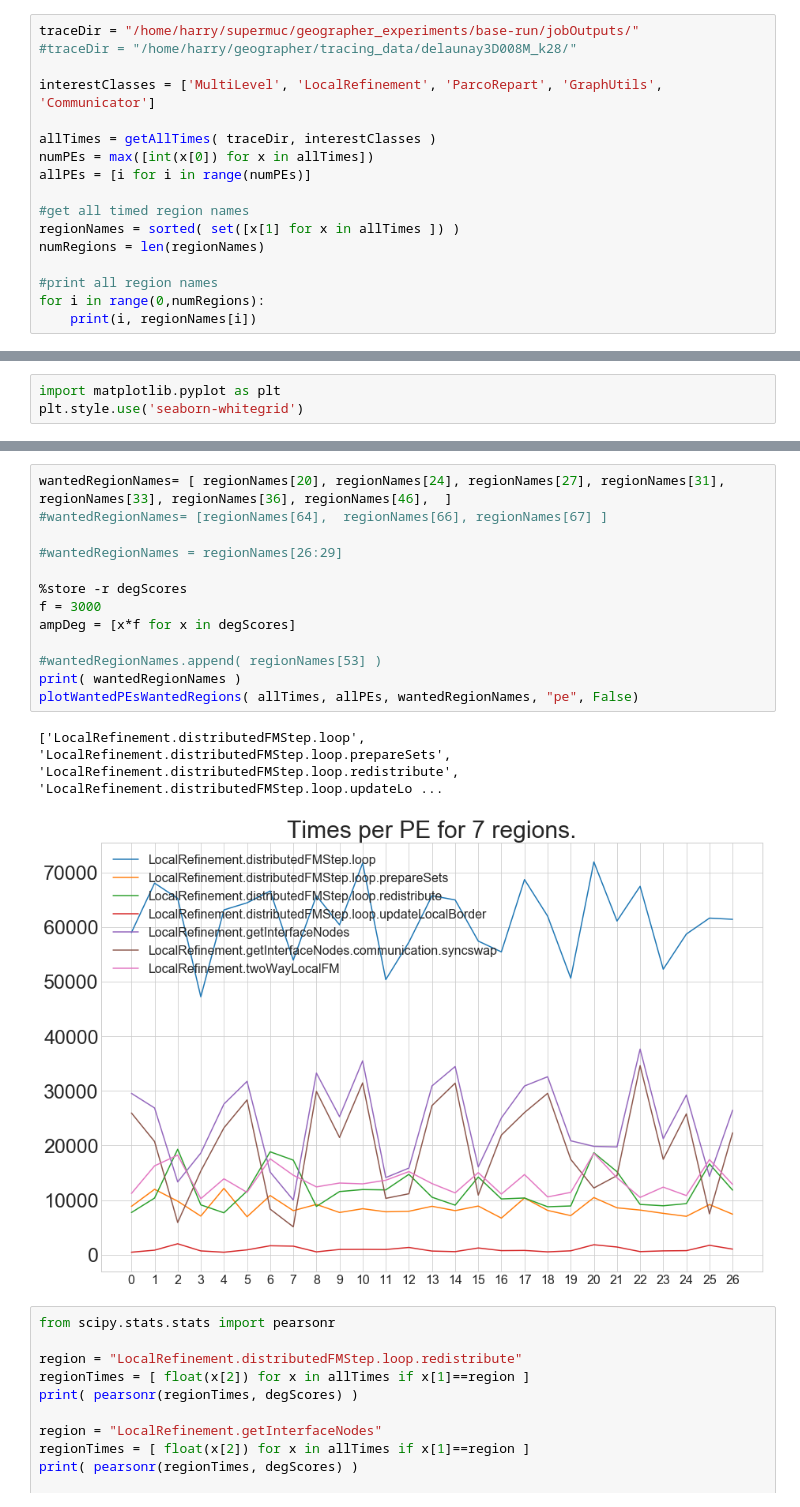
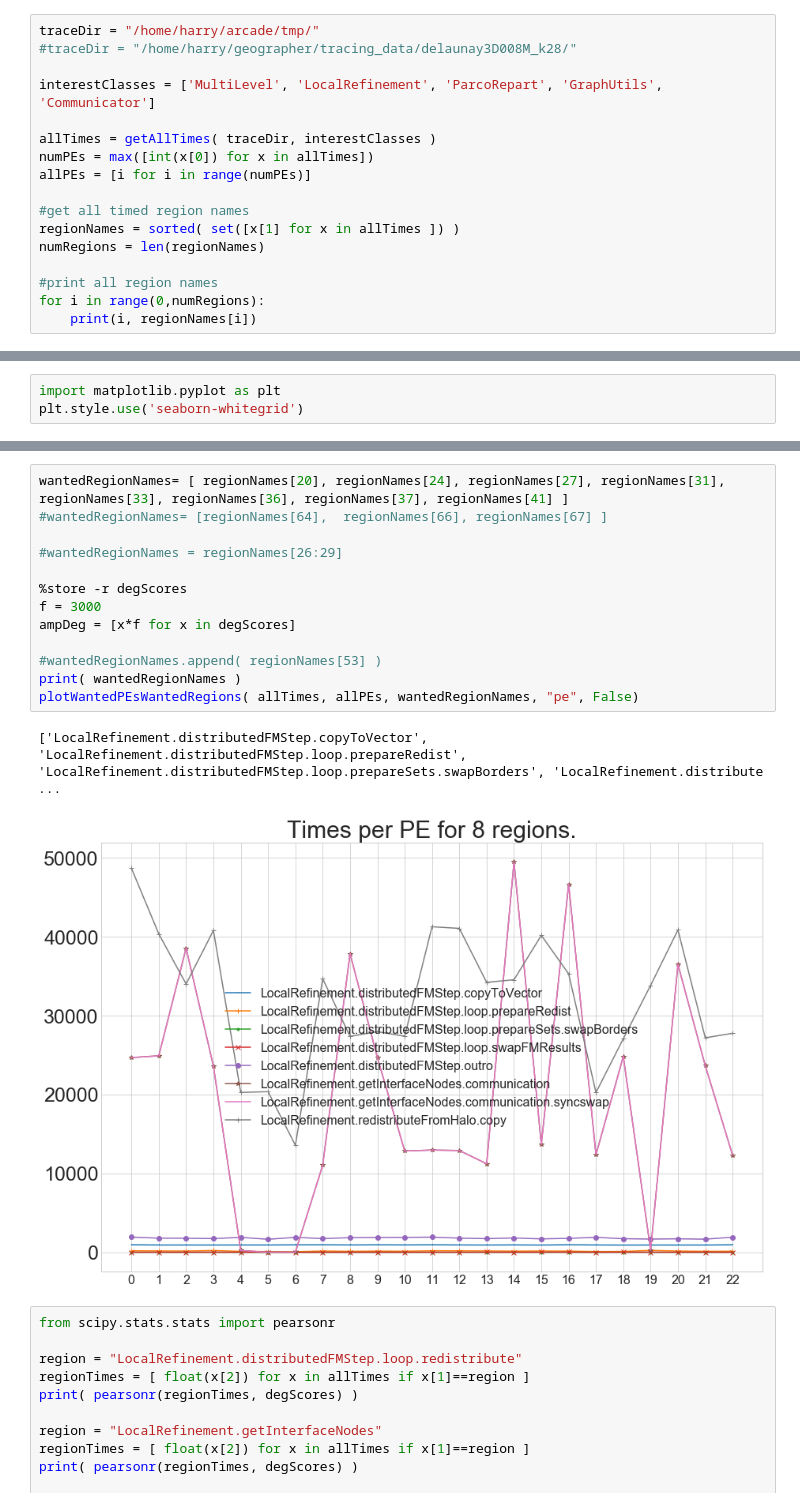
Before and after one commit to hu-macsy/geographer, a Jupyter notebook: tools/Visualize_scai_tracing.ipynb, the cells around one changed output, grey strips where cells are left out. Cells and saved outputs as stored; diff of their text form.

```diff
--- a/tools/Visualize_scai_tracing.ipynb
+++ b/tools/Visualize_scai_tracing.ipynb
@@ -157,7 +157,7 @@ def plotWantedPEsWantedRegions( allTimes, wantedPEs, wantedRegions , plotPerWhat
 # %% [markdown]
 # Gather tracing information
 # %%
-traceDir = "/home/harry/supermuc/geographer_experiments/base-run/jobOutputs/"
+traceDir = "/home/harry/arcade/tmp/"
 #traceDir = "/home/harry/geographer/tracing_data/delaunay3D008M_k28/"
 
 interestClasses = ['MultiLevel', 'LocalRefinement', 'ParcoRepart', 'GraphUtils', 'Communicator']
@@ -269,19 +269,19 @@ plotWantedPEsWantedRegions( allTimes, subsetPEs, wantedRegionNames, "region")
 # %%
-wantedRegionNames= [ regionNames[20], regionNames[24], regionNames[27], regionNames[31], regionNames[33], regionNames[36], regionNames[46],  ]
+wantedRegionNames= [ regionNames[20], regionNames[24], regionNames[27], regionNames[31], regionNames[33], regionNames[36], regionNames[37], regionNames[41] ]
 #wantedRegionNames= [regionNames[64],  regionNames[66], regionNames[67] ]
 
 #wantedRegionNames = regionNames[26:29]
 
 %store -r degScores
 f = 3000
 ampDeg = [x*f for x in degScores]
 
 #wantedRegionNames.append( regionNames[53] )
 print( wantedRegionNames )
 plotWantedPEsWantedRegions( allTimes, allPEs, wantedRegionNames, "pe", False)
 # %% [output]
-['LocalRefinement.distributedFMStep.loop', 'LocalRefinement.distributedFMStep.loop.prepareSets', 'LocalRefinement.distributedFMStep.loop.redistribute', 'LocalRefinement.distributedFMStep.loop.updateLo ...
+['LocalRefinement.distributedFMStep.copyToVector', 'LocalRefinement.distributedFMStep.loop.prepareRedist', 'LocalRefinement.distributedFMStep.loop.prepareSets.swapBorders', 'LocalRefinement.distribute ...
-[figure, old version]
+[figure, new version]
 # %%
 from scipy.stats.stats import pearsonr
 
```
Also changed, not shown: parts of 4 cells of this notebook.
